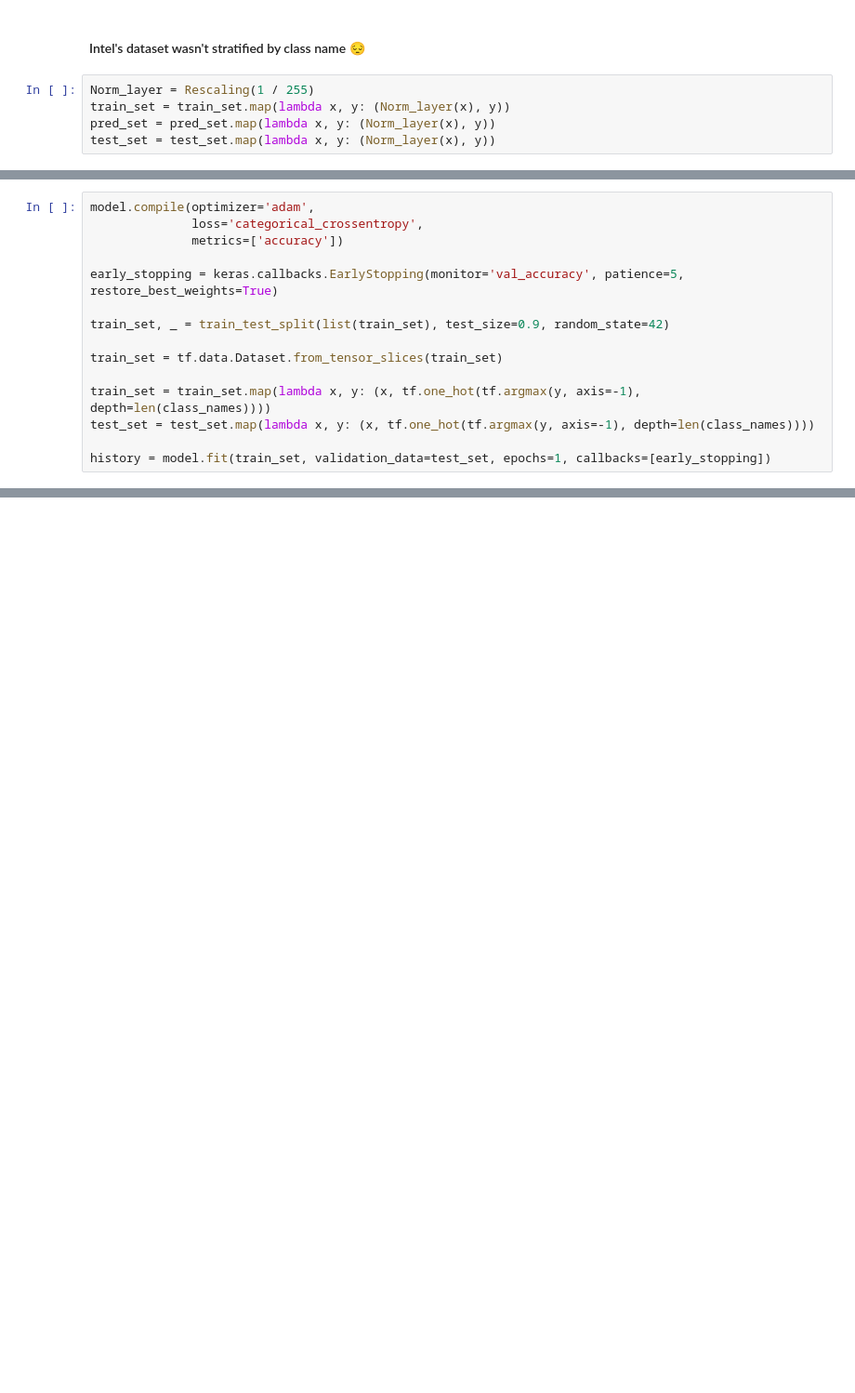
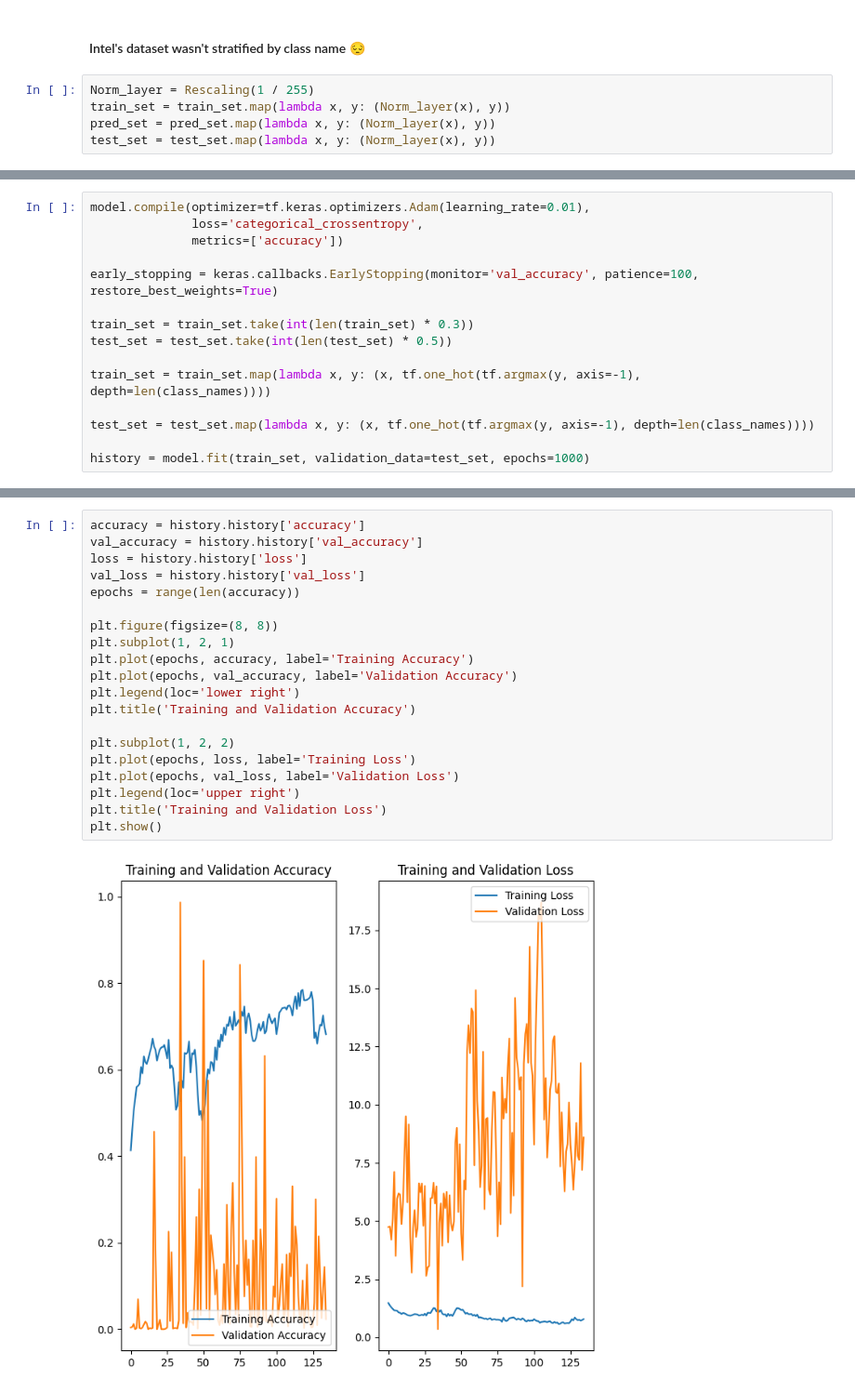
Before and after one commit to coleaydelotte/Intel-Image-Classification, a Jupyter notebook: intel_image_classification.ipynb, the cells around one changed output, grey strips where cells are left out. Shown at 93% size. Saved outputs shown, nothing was run; the diff lists cells and outputs as text; blank space fills up the shorter version.

Commit message:
Updated model.
Updated model.  :)

```diff
--- a/intel_image_classification.ipynb
+++ b/intel_image_classification.ipynb
@@ -165,16 +164,16 @@ Model: "sequential_3"
 # %%
-model.compile(optimizer='adam',
+model.compile(optimizer=tf.keras.optimizers.Adam(learning_rate=0.01),
               loss='categorical_crossentropy',
               metrics=['accuracy'])
 
-early_stopping = keras.callbacks.EarlyStopping(monitor='val_accuracy', patience=5, restore_best_weights=True)
+early_stopping = keras.callbacks.EarlyStopping(monitor='val_accuracy', patience=100, restore_best_weights=True)
 
-train_set, _ = train_test_split(list(train_set), test_size=0.9, random_state=42)
-
-train_set = tf.data.Dataset.from_tensor_slices(train_set)
+train_set = train_set.take(int(len(train_set) * 0.3))
+test_set = test_set.take(int(len(test_set) * 0.5))
 
 train_set = train_set.map(lambda x, y: (x, tf.one_hot(tf.argmax(y, axis=-1), depth=len(class_names))))
+
 test_set = test_set.map(lambda x, y: (x, tf.one_hot(tf.argmax(y, axis=-1), depth=len(class_names))))
 
-history = model.fit(train_set, validation_data=test_set, epochs=1, callbacks=[early_stopping])
+history = model.fit(train_set, validation_data=test_set, epochs=1000)
 # %% [output]
@@ -181,0 +235,22 @@ InvalidArgumentError: {{function_node __wrapped__Pack_N_2_device_/job:localhost/
+# %%
+accuracy = history.history['accuracy']
+val_accuracy = history.history['val_accuracy']
+loss = history.history['loss']
+val_loss = history.history['val_loss']
+epochs = range(len(accuracy))
+
+plt.figure(figsize=(8, 8))
+plt.subplot(1, 2, 1)
+plt.plot(epochs, accuracy, label='Training Accuracy')
+plt.plot(epochs, val_accuracy, label='Validation Accuracy')
+plt.legend(loc='lower right')
+plt.title('Training and Validation Accuracy')
+
+plt.subplot(1, 2, 2)
+plt.plot(epochs, loss, label='Training Loss')
+plt.plot(epochs, val_loss, label='Validation Loss')
+plt.legend(loc='upper right')
+plt.title('Training and Validation Loss')
+plt.show()
+# %% [output]
+[figure, added]
```
Also changed, not shown: parts of 10 cells of this notebook.
